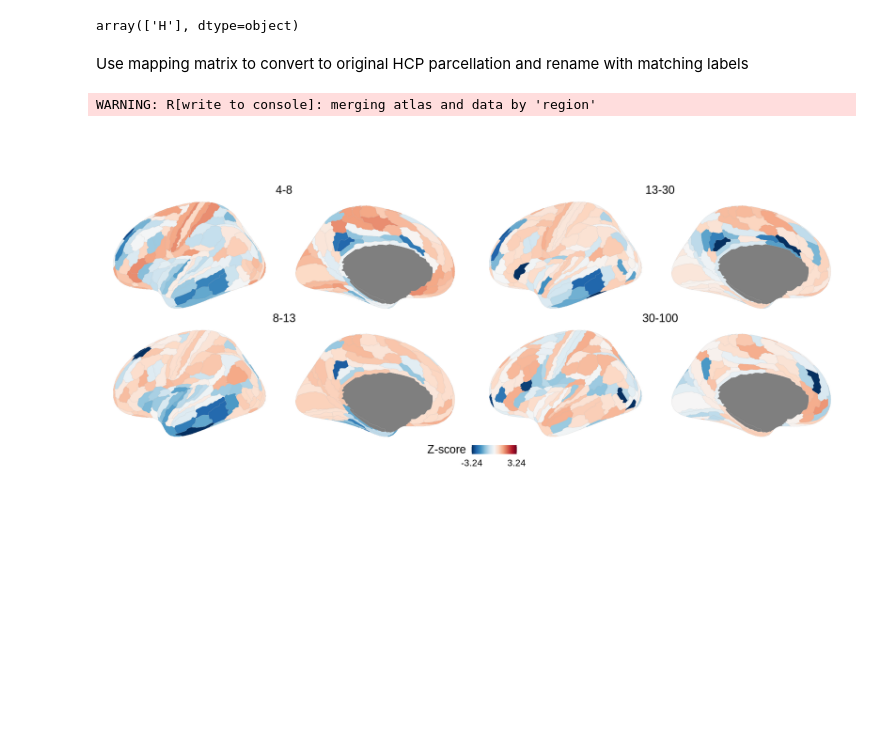
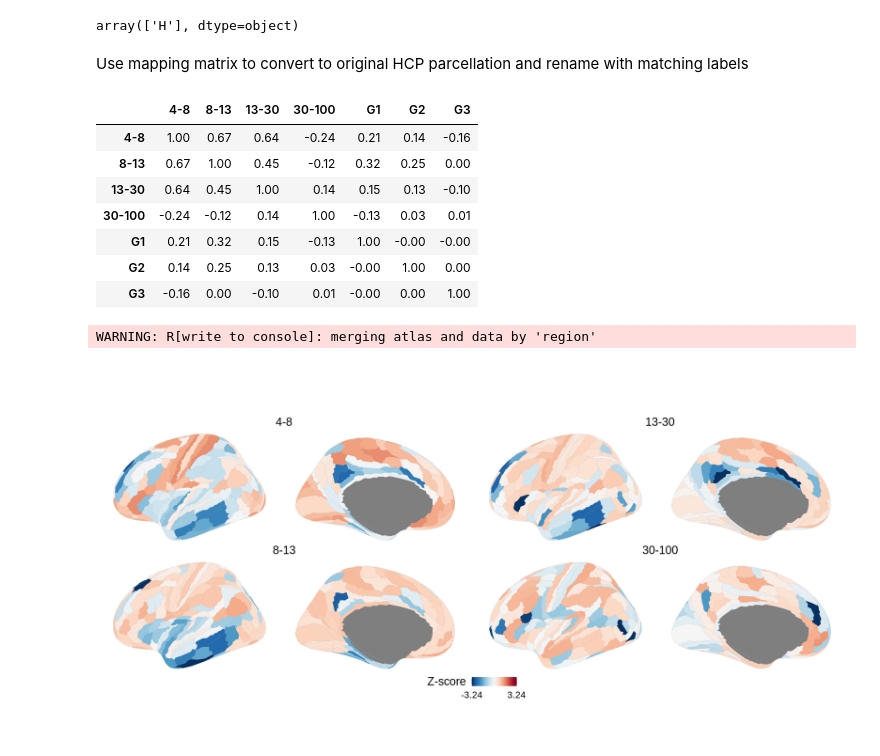
Before and after one commit to richardajdear/AHBA_gradients, a Jupyter notebook: notebooks/MEG.ipynb, the cells around one changed output. Cells and saved outputs as stored; diff of their text form; code cells hidden in the pictures; blank space fills up the shorter version.

```diff
--- a/notebooks/MEG.ipynb
+++ b/notebooks/MEG.ipynb
@@ -74,6 +87,17 @@ meg_connectivity_hcp = ((mapping['reg_meg2dwi'] @ meg_connectivity)
                         .set_axis(meglabels).iloc[:179].reindex(get_labels_hcp()[:180])
                         .apply(lambda x: (x-np.mean(x))/np.std(x))
 )
+# %%
+meg_connectivity_hcp.join(hcp_scores.set_index('label')).corr().round(2)
+# %% [output]
+|  | 4-8 | 8-13 | 13-30 | 30-100 | G1 | G2 | G3 |
+| 4-8 | 1.00 | 0.67 | 0.64 | -0.24 | 0.21 | 0.14 | -0.16 |
+| 8-13 | 0.67 | 1.00 | 0.45 | -0.12 | 0.32 | 0.25 | 0.00 |
+| 13-30 | 0.64 | 0.45 | 1.00 | 0.14 | 0.15 | 0.13 | -0.10 |
+| 30-100 | -0.24 | -0.12 | 0.14 | 1.00 | -0.13 | 0.03 | 0.01 |
+| G1 | 0.21 | 0.32 | 0.15 | -0.13 | 1.00 | -0.00 | -0.00 |
+| G2 | 0.14 | 0.25 | 0.13 | 0.03 | -0.00 | 1.00 | 0.00 |
+| G3 | -0.16 | 0.00 | -0.10 | 0.01 | -0.00 | 0.00 | 1.00 |
 # %%
 %%R -i meg_connectivity_hcp -w 20 -h 10 -u in -r 100
 source("../code/plot_maps.R")
```
Also changed, not shown: parts of 6 cells of this notebook, 10 other files.
